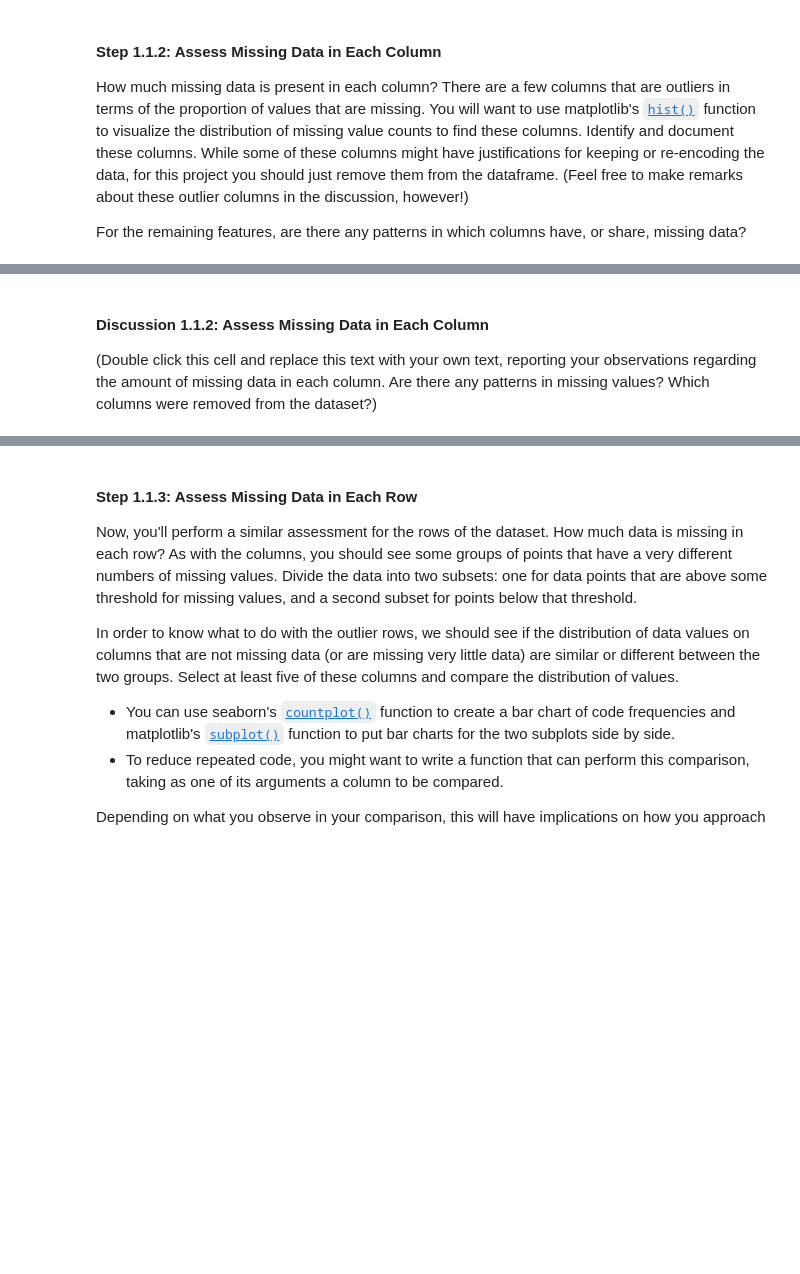
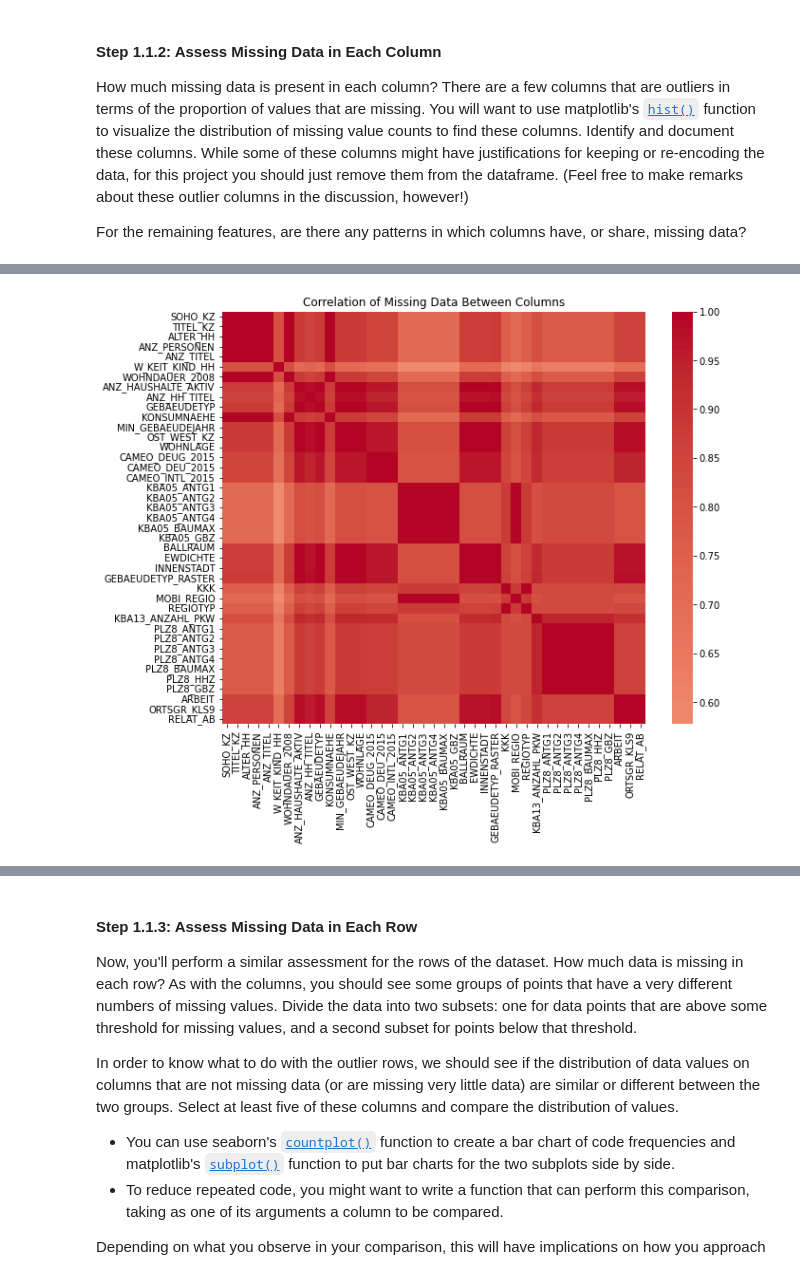
Before and after one commit to tfrum/frum-portfolio, a Jupyter notebook: assignments/ml-projects-udacity/unsupervised/Identify_Customer_Segments.ipynb, the cells around one changed output, grey strips where cells are left out. Cells and saved outputs as stored; diff of their text form; code cells hidden in the pictures; blank space fills up the shorter version.

Commit message:
getting going again on dumb school projects

```diff
--- a/assignments/ml-projects-udacity/unsupervised/Identify_Customer_Segments.ipynb
+++ b/assignments/ml-projects-udacity/unsupervised/Identify_Customer_Segments.ipynb
@@ -99,0 +135,16 @@ For the remaining features, are there any patterns in which columns have, or sha
+# %%
+# Investigate patterns in the amount of missing data in each column.
+# correlation of missing values between columns
+# This isn't immediately going to be useful, and I cut it off for columns that have less
+# Than 5% null values.
+# Check the columns with missing values
+print("Columns with missing values:\n", missing_data_proportion[missing_data_proportion > 0])
+
+# Identify columns with significant missing data
+significant_missing_data = missing_data_proportion[missing_data_proportion >= 0.05].index.tolist()
+
+# I ran into an issue where I was getting bad keys, so let's verify.
+significant_missing_data = [col for col in significant_missing_data if col in general_population_data_cleaned.columns]
+
+# Filter the dataframe to include only these columns
+significant_missing_data_cleaned = general_population_data_cleaned[significant_missing_data]
@@ -100,3 +169,13 @@ For the remaining features, are there any patterns in which columns have, or sha
+# %%
+# Calculate correlation of missing values between these columns
+missing_data_corr = significant_missing_data_cleaned.isnull().corr()
+
+plt.figure(figsize=(10, 8))
+sns.heatmap(missing_data_corr, cmap='coolwarm', center=0)
+plt.title('Correlation of Missing Data Between Columns')
+plt.show()
+# %% [output]
+[figure, added]
 # %%
 # Remove the outlier columns from the dataset. (You'll perform other data
 # engineering tasks such as re-encoding and imputation later.)
@@ -103,4 +183,0 @@ For the remaining features, are there any patterns in which columns have, or sha
-# %% [markdown]
-#### Discussion 1.1.2: Assess Missing Data in Each Column
-
-(Double click this cell and replace this text with your own text, reporting your observations regarding the amount of missing data in each column. Are there any patterns in missing values? Which columns were removed from the dataset?)
```
Also changed, not shown: parts of 33 cells of this notebook, 1 other file.
